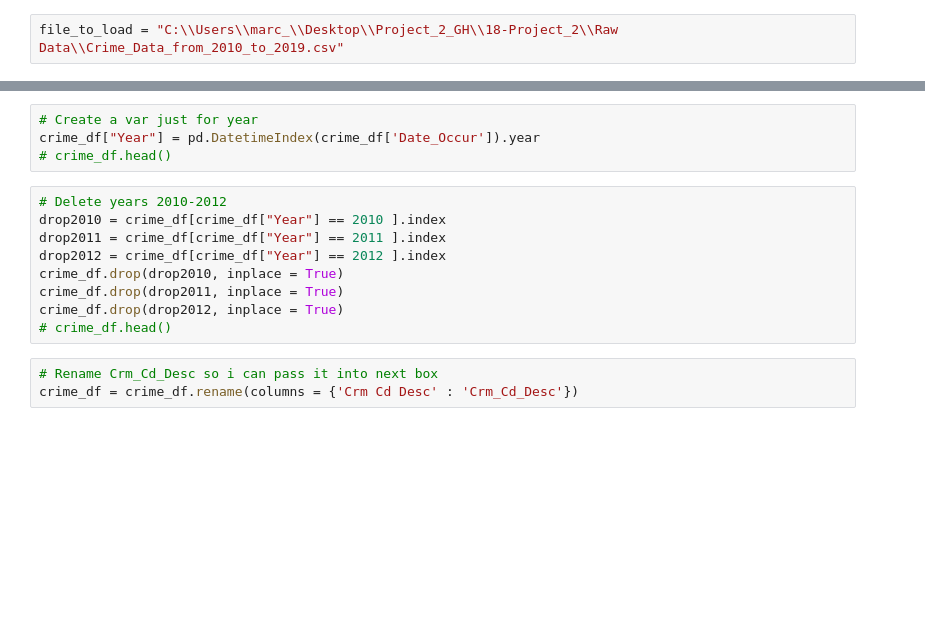
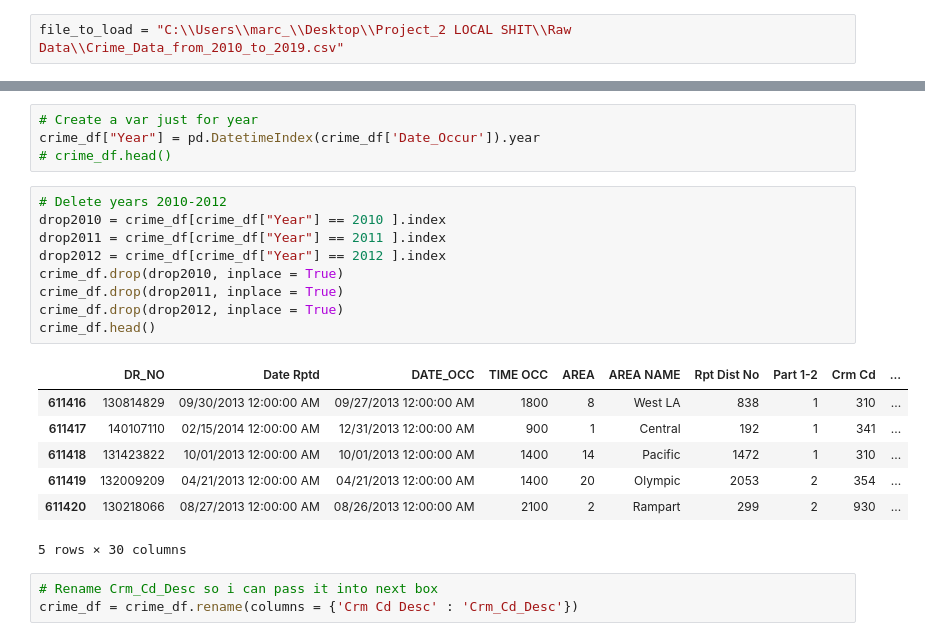
Before and after one commit to kidik425/18-Project_2, a Jupyter notebook: ETL/Project 2.ipynb, the cells around one changed output, grey strips where cells are left out. Cells and saved outputs as stored; diff of their text form; blank space fills up the shorter version.

Commit message:
New NB file keeping LAPD area intact

```diff
--- a/ETL/Project 2.ipynb
+++ b/ETL/Project 2.ipynb
@@ -2,7 +2,7 @@
 import pandas as pd
 import numpy as np
 # %%
-file_to_load = "C:\\Users\\marc_\\Desktop\\Project_2_GH\\18-Project_2\\Raw Data\\Crime_Data_from_2010_to_2019.csv"
+file_to_load = "C:\\Users\\marc_\\Desktop\\Project_2 LOCAL SHIT\\Raw Data\\Crime_Data_from_2010_to_2019.csv"
 # %%
 crime_df = pd.read_csv(file_to_load)
 # %%
@@ -26,12 +34,20 @@ crime_df["Year"] = pd.DatetimeIndex(crime_df['Date_Occur']).year
 # %%
 # Delete years 2010-2012
 drop2010 = crime_df[crime_df["Year"] == 2010 ].index
 drop2011 = crime_df[crime_df["Year"] == 2011 ].index
 drop2012 = crime_df[crime_df["Year"] == 2012 ].index
 crime_df.drop(drop2010, inplace = True)
 crime_df.drop(drop2011, inplace = True)
 crime_df.drop(drop2012, inplace = True)
-# crime_df.head()
+crime_df.head()
+# %% [output]
+|  | DR_NO | Date Rptd | DATE_OCC | TIME OCC | AREA | AREA NAME | Rpt Dist No | Part 1-2 | Crm Cd | ... |
+| 611416 | 130814829 | 09/30/2013 12:00:00 AM | 09/27/2013 12:00:00 AM | 1800 | 8 | West LA | 838 | 1 | 310 | ... |
+| 611417 | 140107110 | 02/15/2014 12:00:00 AM | 12/31/2013 12:00:00 AM | 900 | 1 | Central | 192 | 1 | 341 | ... |
+| 611418 | 131423822 | 10/01/2013 12:00:00 AM | 10/01/2013 12:00:00 AM | 1400 | 14 | Pacific | 1472 | 1 | 310 | ... |
+| 611419 | 132009209 | 04/21/2013 12:00:00 AM | 04/21/2013 12:00:00 AM | 1400 | 20 | Olympic | 2053 | 2 | 354 | ... |
+| 611420 | 130218066 | 08/27/2013 12:00:00 AM | 08/26/2013 12:00:00 AM | 2100 | 2 | Rampart | 299 | 2 | 930 | ... |
+5 rows × 30 columns
 # %%
 # Rename Crm_Cd_Desc so i can pass it into next box
 crime_df = crime_df.rename(columns = {'Crm Cd Desc' : 'Crm_Cd_Desc'})
```
Also changed, not shown: parts of 9 cells of this notebook.
